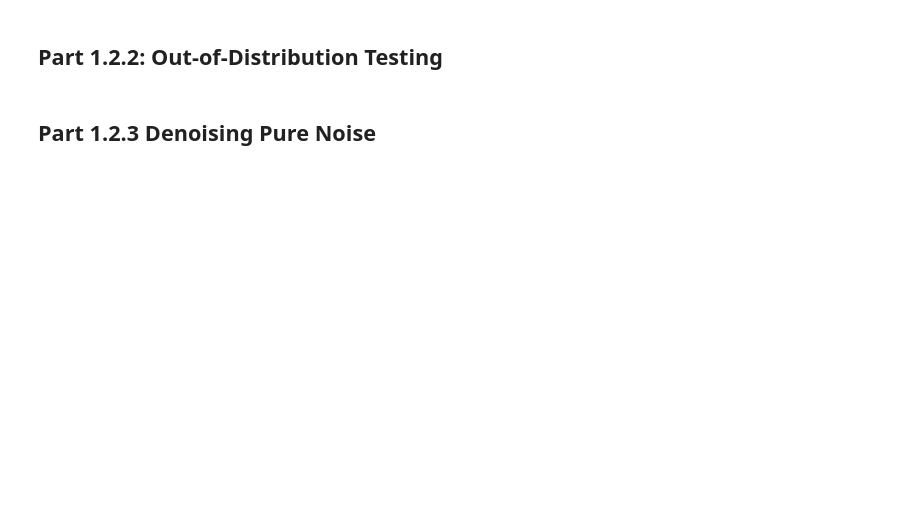
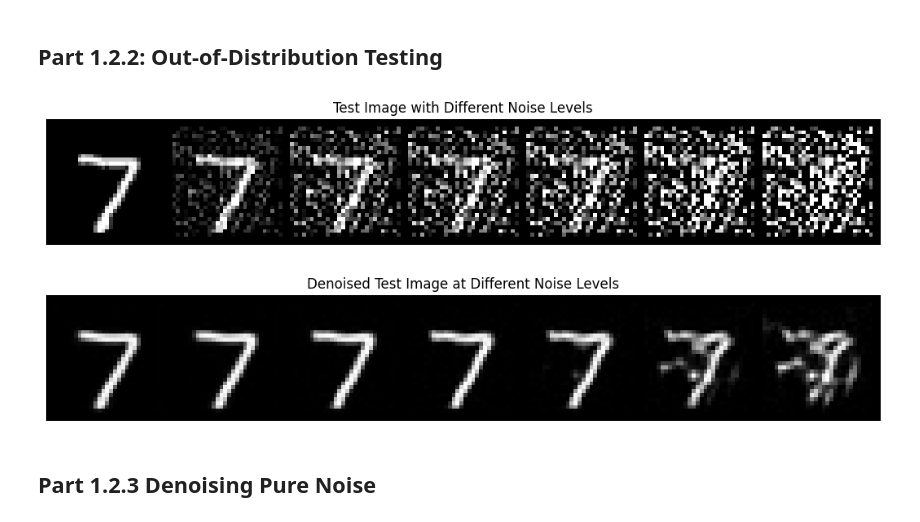
Before and after one commit to OKirk-Berkeley/cs180-proj3b, a Jupyter notebook: partb.ipynb, the cells around one changed output. Cells and saved outputs as stored; diff of their text form; code cells hidden in the pictures; blank space fills up the shorter version.

```diff
--- a/partb.ipynb
+++ b/partb.ipynb
@@ -333,8 +464,11 @@ for epoch in range(num_epochs):
 # %%
 # Visualize OOD testing
 # ===== your code here! ====
-
+visualize_noise_levels(model, test_loader, device)
 # ===== end of code ====
+# %% [output]
+[figure, added]
+[figure, added]
 # %% [markdown]
 ## Part 1.2.3 Denoising Pure Noise
 # %%
```
Also changed, not shown: parts of 12 cells of this notebook.
